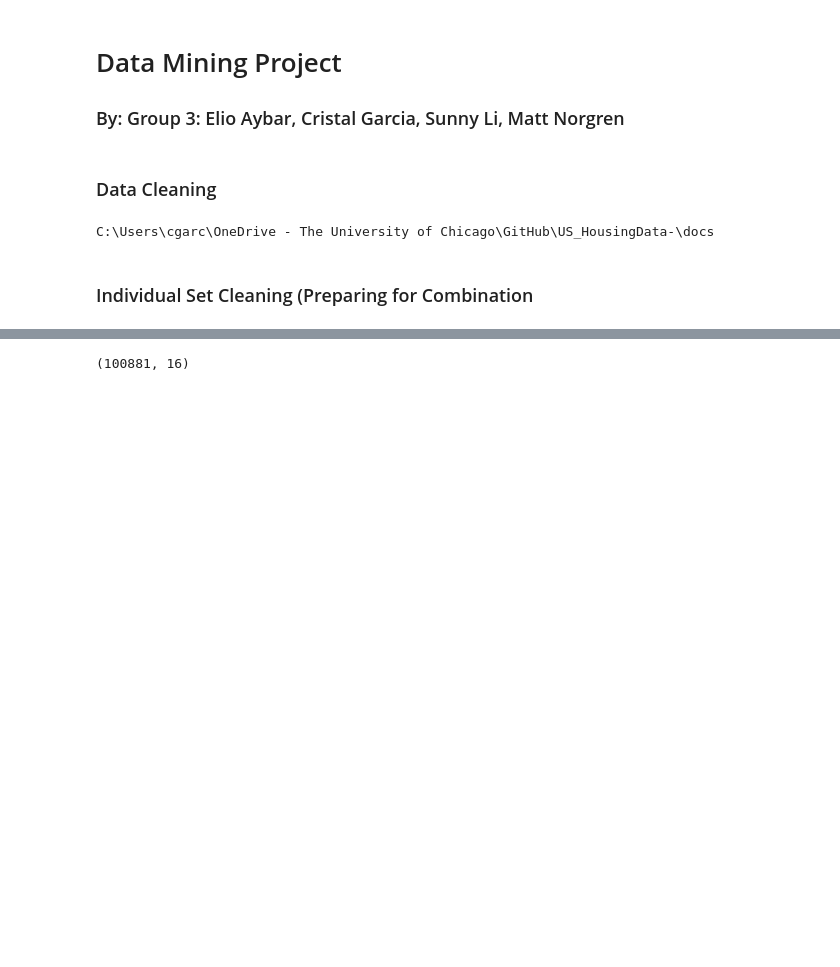
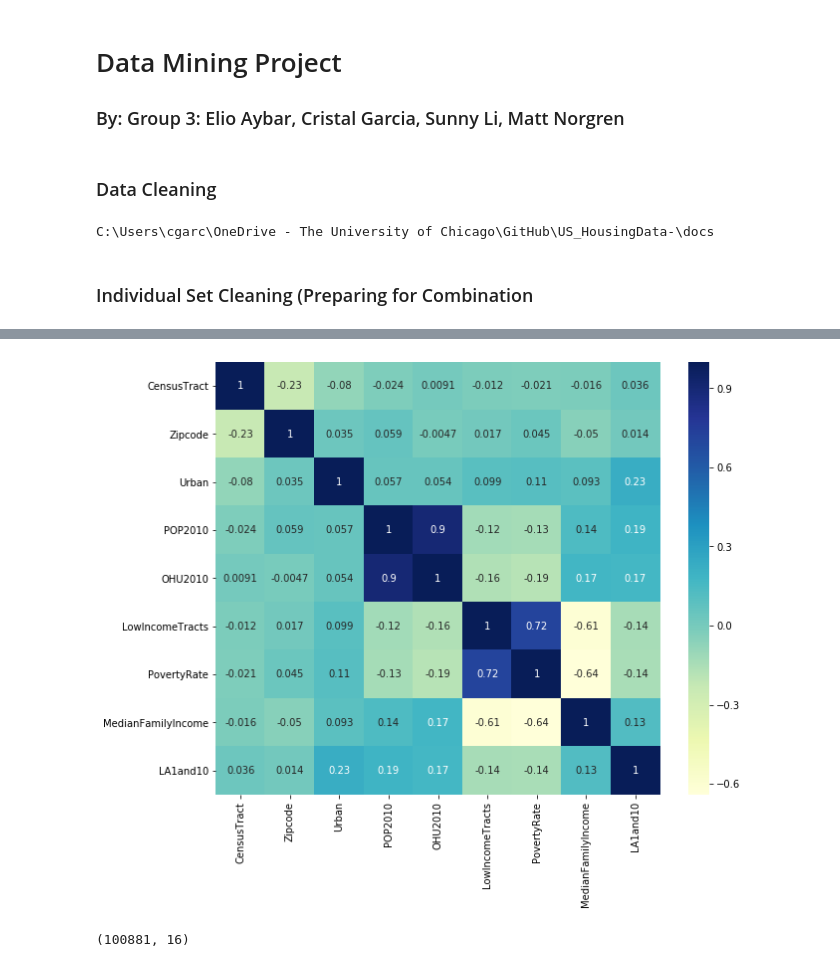
Before and after one commit to norgrenm/US_House_Price_Prediction, a Jupyter notebook: notebooks/DM-US_HousingData - Copy.ipynb, the cells around one changed output, grey strips where cells are left out. Drawn from its saved outputs; the diff is of its cells as text; code cells hidden in the pictures; blank space fills up the shorter version.

```diff
--- a/notebooks/DM-US_HousingData - Copy.ipynb
+++ b/notebooks/DM-US_HousingData - Copy.ipynb
@@ -95,3 +95,6 @@ food_df.drop(['lasnap1', 'lasnap1share', 'lapop10', 'lapop10share', 'lalowi10',
 food_df.drop(['lawhite20', 'lawhite20share', 'lablack20', 'lablack20share', 'laasian20', 'laasian20share', 'lanhopi20', 'lanhopi20share', 'laaian20', 'laaian20share', 'laomultir20', 'laomultir20share', 'lahisp20', 'lahisp20share', 'lahunv20', 'lahunv20share'], axis = 1, inplace = True)
 food_df.drop(['LILATracts_1And10', 'LILATracts_halfAnd10', 'LILATracts_1And20', 'HUNVFlag', 'lasnap20', 'lasnap20share', 'TractLOWI', 'TractKids', 'TractSeniors', 'TractWhite', 'TractBlack', 'TractAsian', 'TractNHOPI', 'TractAIAN', 'TractOMultir', 'TractHispanic', 'TractHUNV', 'TractSNAP'], axis = 1, inplace = True)
 food_df.drop(['LAhalfand10', 'LA1and20', 'LATracts_half', 'LATracts1', 'LATracts10', 'LATracts20'], axis = 1, inplace = True)
+# %%
+#Drop Duplication rows
+food_df.drop_duplicates(inplace= True)
@@ -101,0 +137,5 @@ Index(['CensusTract', 'State', 'County', 'Urban', 'POP2010', 'OHU2010', 'LowInco
+# %%
+#There are rows in the data with censustract numbers that no longer apply and the respective row has zero values. Zipcodes
+#couldn't be identified and were replaced with NA's. Drop these respective rows with NA's in zipcode because those aren't
+#functional censustract numbers and the rows also have 0's for more than 70% of columns
+food_df = food_df[food_df['Zipcode'].notna()]
@@ -102,3 +165,12 @@ Index(['CensusTract', 'State', 'County', 'Urban', 'POP2010', 'OHU2010', 'LowInco
+# %%
+import seaborn as sns
+#Visually represent collinearity
+import matplotlib.pyplot as plt
+plt.figure(figsize=(10,8))
+sns.heatmap(food_df.corr(),annot=True,cmap="YlGnBu")
+plt.show()
+# %% [output]
+[figure, added]
 # %%
 ####################################################################
 ## Public School Ratings (2014-2015 School years) -- Cleaning CG  ##
```
Also changed, not shown: parts of 6 cells of this notebook, 1 other file.
